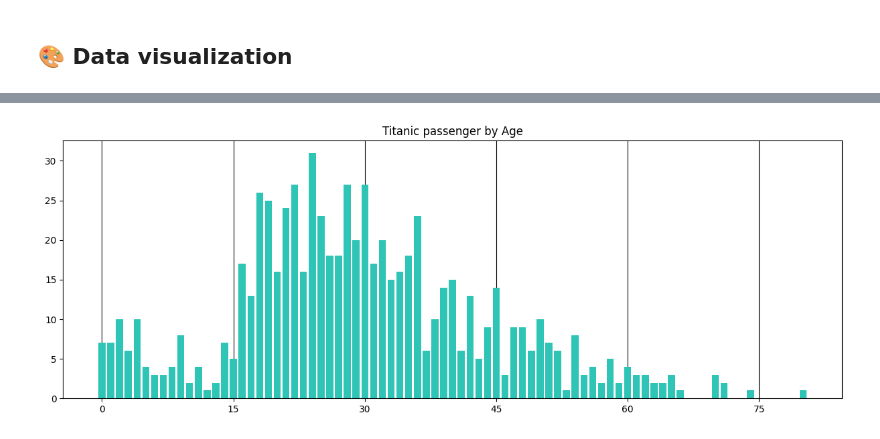
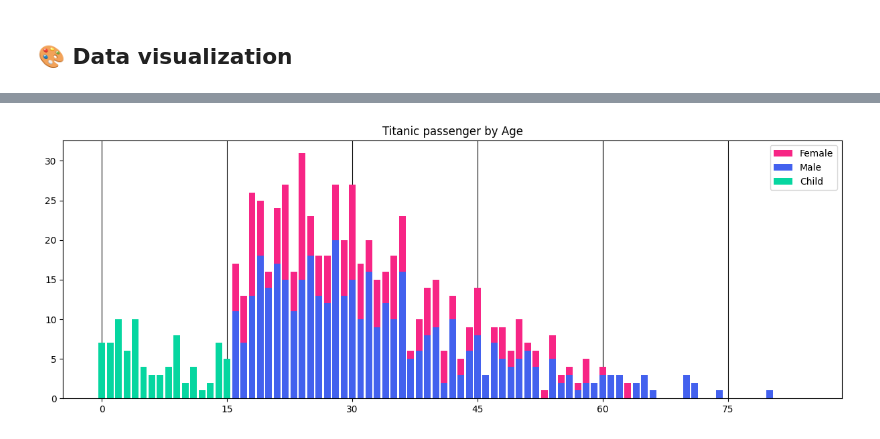
Before and after one commit to ranjith-rjh/ranjith-rjh.github.io, a Jupyter notebook: assets/documents/Dataviz/Dataviz_Python.ipynb, the cells around one changed output, grey strips where cells are left out. Cells and saved outputs as stored; diff of their text form; code cells hidden in the pictures.

```diff
--- a/assets/documents/Dataviz/Dataviz_Python.ipynb
+++ b/assets/documents/Dataviz/Dataviz_Python.ipynb
@@ -24,7 +30,8 @@ df_titanic_raw.head()
 # Keeping only necessessary columns
 
 df_test_test_test_test_test_test_test_test_test_test_test_test_titanic = df_titanic_raw.copy()
-df_titanic = df_titanic[[
+df_titanic = df_titanic_raw[[
+    'sex',
     'who',
     'age',
     'class',
@@ -86,19 +93,60 @@ plt.show()
+# %%
+df_titanic_age = pd.DataFrame(np.arange(0, df_titanic['Age'].max() + 5, 1))
+
+for item in df_titanic['Gender'].unique() :
+    df_titanic_age = df_titanic_age.join(df_titanic[df_titanic['Gender'] == item]['Age'].value_counts().sort_index())
+    df_titanic_age = df_titanic_age.rename(columns={'count' : item})
+
+df_titanic_age = df_titanic_age.iloc[:,1:]
+df_titanic_age = df_titanic_age.fillna(0)
+df_titanic_age = df_titanic_age.astype('int64')
+df_titanic_age['All'] = df_titanic_age.iloc[:,0:].sum(axis=1)
 # %%
 fig, ax = plt.subplots(figsize=(15, 5))
 
-p1 = ax.bar(
-    df_titanic['Age'].value_counts().sort_index().index,
-    df_titanic['Age'].value_counts().sort_index().values,
-    color = '#2ec4b6'
+# --------------------- Child plot
+
+p_child = ax.bar(
+    df_titanic_age.index,
+    df_titanic_age['child'],
+    color = '#06d6a0',
+    label = 'Child'
 )
 
-x_max = df_titanic['Age'].value_counts().index.max()
-ax.set(xticks=np.arange(0, x_max, 15))
+# --------------------- Male plot
+
+p_child = ax.bar(
+    df_titanic_age.index,
+    df_titanic_age['man'],
+    color = '#4361ee',
+    label = 'Male'
+)
+
+# --------------------- Female plot
+
+p_child = ax.bar(
+    df_titanic_age.index,
+    df_titanic_age['woman'],
+    bottom=df_titanic_age['man'],
+    color = '#f72585',
+    label = 'Female'
+)
+
+# --------------------- Axis settings
+
+ax.set(xticks=np.arange(0, df_titanic_age.index.max(), 15))
 ax.grid(axis='x', color = '#000000')
 ax.set_axisbelow(True)
+
+# --------------------- Legend
+
+handles, labels = ax.get_legend_handles_labels()
+ax.legend(handles[::-1], labels[::-1])
+
+# --------------------- Title
 
 plt.title('Titanic passenger by Age')
 
 plt.show()
 # %% [output]
-[figure, old version]
+[figure, new version]
```
Also changed, not shown: parts of 7 cells of this notebook.
